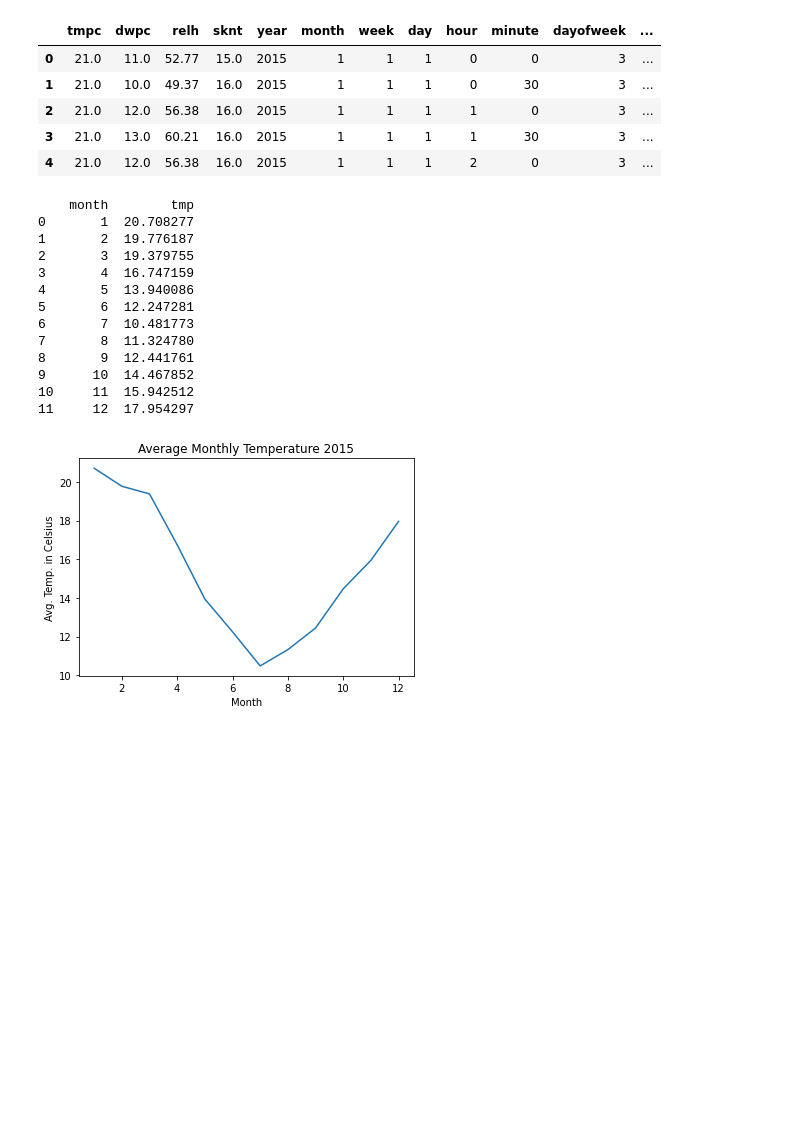
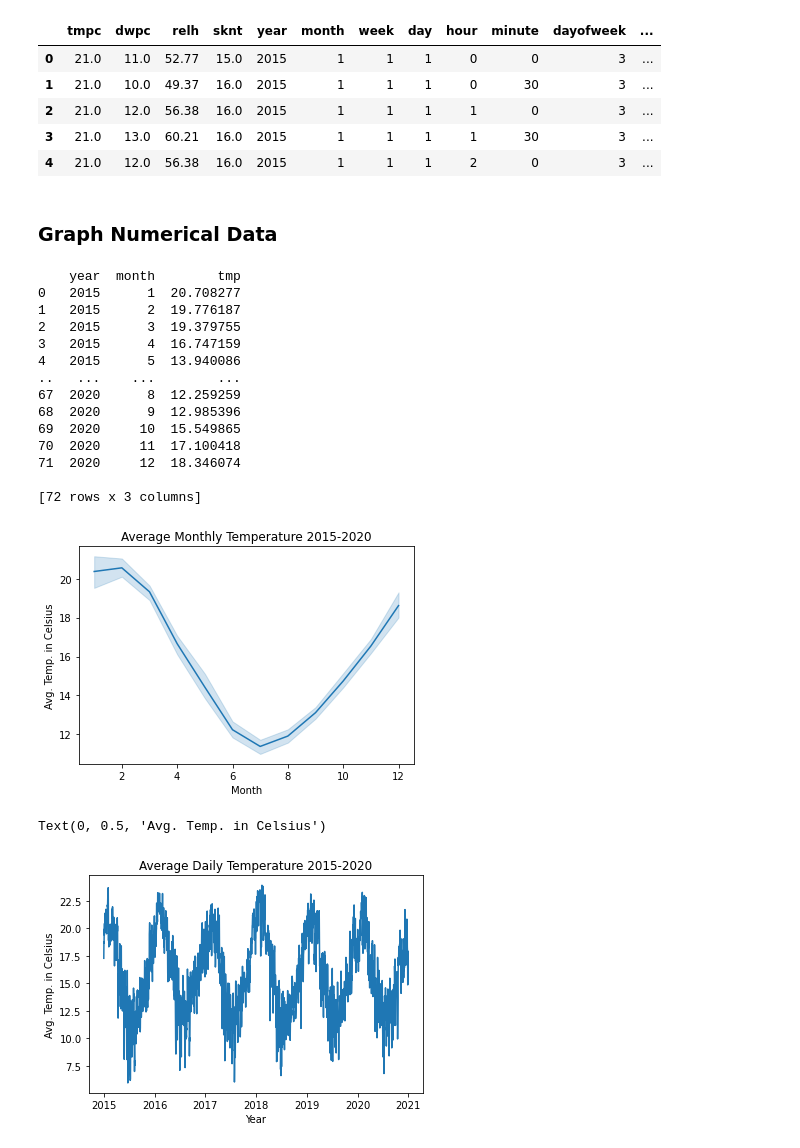
Before and after one commit to lilbingbo/2022-Phase-2, a Jupyter notebook: 3. Data Science/data_analysis.ipynb, the cells around one changed output. Cells and saved outputs as stored; diff of their text form; code cells hidden in the pictures; blank space fills up the shorter version.

```diff
--- a/3. Data Science/data_analysis.ipynb
+++ b/3. Data Science/data_analysis.ipynb
@@ -90,39 +90,54 @@ dataset.head()
 | 2 | 21.0 | 12.0 | 56.38 | 16.0 | 2015 | 1 | 1 | 1 | 1 | 0 | 3 | ... |
 | 3 | 21.0 | 13.0 | 60.21 | 16.0 | 2015 | 1 | 1 | 1 | 1 | 30 | 3 | ... |
 | 4 | 21.0 | 12.0 | 56.38 | 16.0 | 2015 | 1 | 1 | 1 | 2 | 0 | 3 | ... |
+# %% [markdown]
+### Graph Numerical Data
+# %%
+# group by month and year, find average temperature
+grouped_tmp = dataset.groupby(['year','month'])['tmpc'].mean().reset_index(name='tmp')
+
+# plot graph over time
+monthly_temp = sns.lineplot(x = 'month', y = 'tmp',data = grouped_tmp)
+monthly_temp.set_title("Average Monthly Temperature 2015-2020")
+monthly_temp.set_xlabel("Month")
+monthly_temp.set_ylabel("Avg. Temp. in Celsius")
+
+print(grouped_tmp)
+# %% [output]
+    year  month        tmp
+0   2015      1  20.708277
+1   2015      2  19.776187
+2   2015      3  19.379755
+3   2015      4  16.747159
+4   2015      5  13.940086
+..   ...    ...        ...
+67  2020      8  12.259259
+68  2020      9  12.985396
+69  2020     10  15.549865
+70  2020     11  17.100418
+71  2020     12  18.346074
+
+[72 rows x 3 columns]
+[figure, added]
 # %%
-# get monthly temperature
+# use datetime stamp
 
 # group dataset by year, then calculate avg temp for the year
-tmp_2015 = dataset.drop(dataset.index[dataset['year'] != 2015])
 
 # display the dataframe
 
 
 # max_temp = dfall.groupby([(dfall.Date.dt.month),(dfall.Date.dt.day)])['Data_Value'].max()
-tmp_2015 = tmp_2015.groupby(['month'])['tmpc'].mean().reset_index(name='tmp')
+dataset_dates = dataset.groupby(['date'])['tmpc'].mean().reset_index(name='tmp')
 # tmp_2015 = dataset.groupby('month')['tmpc'].mean().reset_index(name='dwpc')
 
 
+
 # plot graph over time
-monthly_temp = sns.lineplot(x = 'month', y = 'tmp',data = tmp_2015)
-monthly_temp.set_title("Average Monthly Temperature 2015")
-monthly_temp.set_xlabel("Month")
-monthly_temp.set_ylabel("Avg. Temp. in Celsius")
-
-print(tmp_2015)
+daily_temp = sns.lineplot(x = 'date', y = 'tmp',data = dataset_dates)
+daily_temp.set_title("Average Daily Temperature 2015-2020")
+daily_temp.set_xlabel("Year")
+daily_temp.set_ylabel("Avg. Temp. in Celsius")
 # %% [output]
-    month        tmp
-0       1  20.708277
-1       2  19.776187
-2       3  19.379755
-3       4  16.747159
-4       5  13.940086
-5       6  12.247281
-6       7  10.481773
-7       8  11.324780
-8       9  12.441761
-9      10  14.467852
-10     11  15.942512
-11     12  17.954297
+Text(0, 0.5, 'Avg. Temp. in Celsius')
-[figure, old version]
+[figure, new version]
```
Also changed, not shown: parts of 9 cells of this notebook, 2 other files.
